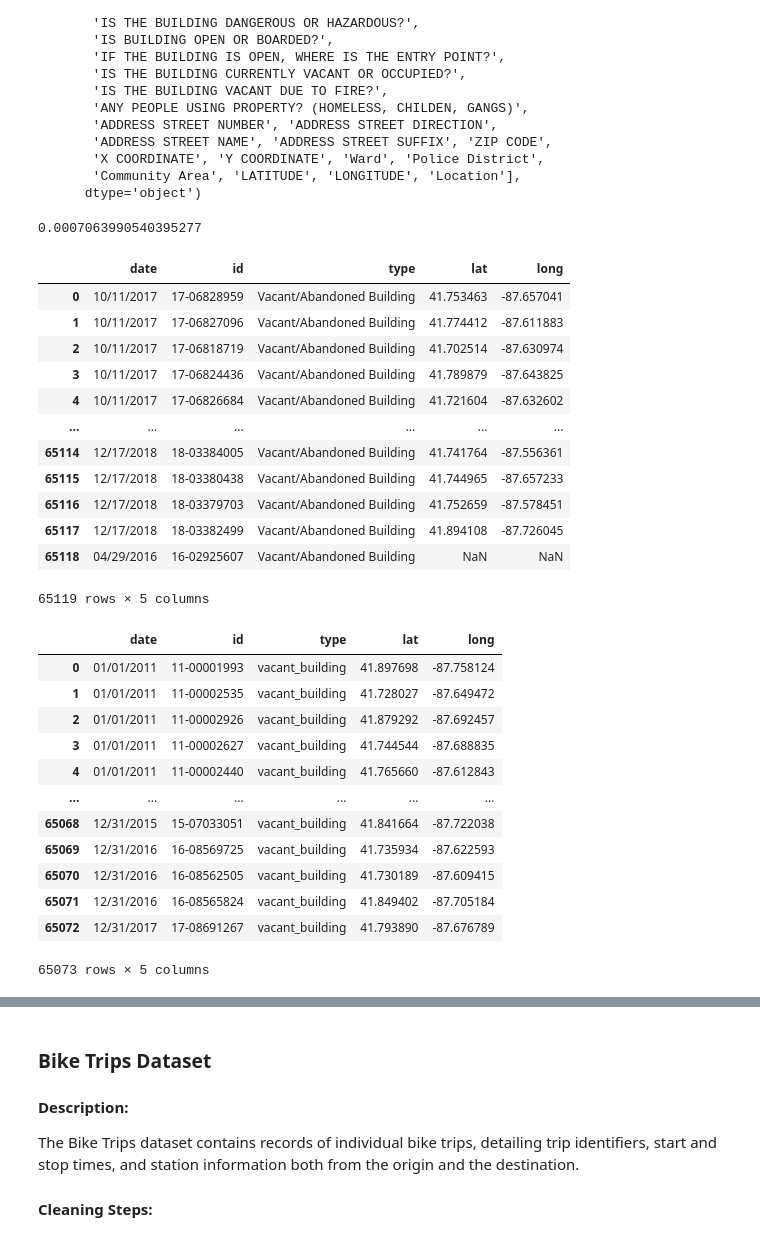
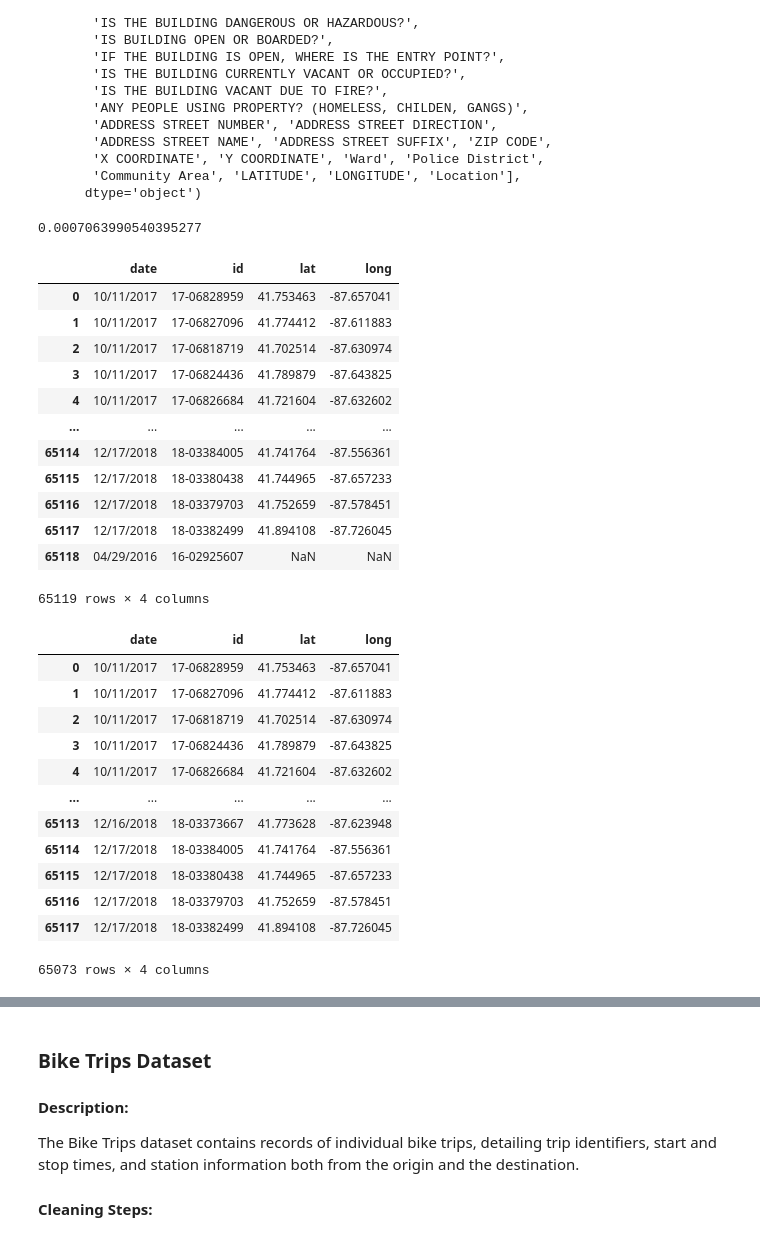
Before and after one commit to evanameyer1/Uncovering-New-Factors-In-Chicago-Crime-through-Regression-Models, a Jupyter notebook: models/notebooks/01_data_cleaning.ipynb, the cells around one changed output, grey strips where cells are left out. Cells and saved outputs as stored; diff of their text form; code cells hidden in the pictures.

```diff
--- a/models/notebooks/01_data_cleaning.ipynb
+++ b/models/notebooks/01_data_cleaning.ipynb
@@ -478,44 +372,41 @@ Index(['SERVICE REQUEST TYPE', 'SERVICE REQUEST NUMBER',
        'Community Area', 'LATITUDE', 'LONGITUDE', 'Location'],
       dtype='object')
 # %%
-raw_vacant_buildings = raw_vacant_buildings[['DATE SERVICE REQUEST WAS RECEIVED', 'SERVICE REQUEST NUMBER', 'SERVICE REQUEST TYPE', 'LATITUDE', 'LONGITUDE']]
-raw_vacant_buildings.rename(columns={'DATE SERVICE REQUEST WAS RECEIVED' : 'date', 'SERVICE REQUEST NUMBER' : 'id', 'SERVICE REQUEST TYPE' : 'type', 'LATITUDE': 'lat', 'LONGITUDE' : 'long'}, inplace=True)
+raw_vacant_buildings = raw_vacant_buildings[['DATE SERVICE REQUEST WAS RECEIVED', 'SERVICE REQUEST NUMBER', 'LATITUDE', 'LONGITUDE']]
+raw_vacant_buildings.rename(columns={'DATE SERVICE REQUEST WAS RECEIVED':'date', 'SERVICE REQUEST NUMBER':'id', 'LATITUDE':'lat', 'LONGITUDE':'long'}, inplace=True)
 perc_null = sum(raw_vacant_buildings.lat.isnull()) / len(raw_vacant_buildings)
 # %%
 print(perc_null)
 raw_vacant_buildings
 # %% [output]
 0.0007063990540395277
-|  | date | id | type | lat | long |
-| 0 | 10/11/2017 | 17-06828959 | Vacant/Abandoned Building | 41.753463 | -87.657041 |
-| 1 | 10/11/2017 | 17-06827096 | Vacant/Abandoned Building | 41.774412 | -87.611883 |
-| 2 | 10/11/2017 | 17-06818719 | Vacant/Abandoned Building | 41.702514 | -87.630974 |
-| 3 | 10/11/2017 | 17-06824436 | Vacant/Abandoned Building | 41.789879 | -87.643825 |
-| 4 | 10/11/2017 | 17-06826684 | Vacant/Abandoned Building | 41.721604 | -87.632602 |
-| ... | ... | ... | ... | ... | ... |
-| 65114 | 12/17/2018 | 18-03384005 | Vacant/Abandoned Building | 41.741764 | -87.556361 |
-| 65115 | 12/17/2018 | 18-03380438 | Vacant/Abandoned Building | 41.744965 | -87.657233 |
-| 65116 | 12/17/2018 | 18-03379703 | Vacant/Abandoned Building | 41.752659 | -87.578451 |
-| 65117 | 12/17/2018 | 18-03382499 | Vacant/Abandoned Building | 41.894108 | -87.726045 |
-| 65118 | 04/29/2016 | 16-02925607 | Vacant/Abandoned Building | NaN | NaN |
+|  | date | id | lat | long |
+| 0 | 10/11/2017 | 17-06828959 | 41.753463 | -87.657041 |
+| 1 | 10/11/2017 | 17-06827096 | 41.774412 | -87.611883 |
+| 2 | 10/11/2017 | 17-06818719 | 41.702514 | -87.630974 |
+| 3 | 10/11/2017 | 17-06824436 | 41.789879 | -87.643825 |
+| 4 | 10/11/2017 | 17-06826684 | 41.721604 | -87.632602 |
+| ... | ... | ... | ... | ... |
+| 65114 | 12/17/2018 | 18-03384005 | 41.741764 | -87.556361 |
+| 65115 | 12/17/2018 | 18-03380438 | 41.744965 | -87.657233 |
+| 65116 | 12/17/2018 | 18-03379703 | 41.752659 | -87.578451 |
+| 65117 | 12/17/2018 | 18-03382499 | 41.894108 | -87.726045 |
+| 65118 | 04/29/2016 | 16-02925607 | NaN | NaN |
-65119 rows × 5 columns
+65119 rows × 4 columns
 # %%
 raw_vacant_buildings.dropna(subset=['lat', 'long'], inplace=True)
-raw_vacant_buildings.sort_values(by='date', inplace=True)
-raw_vacant_buildings.reset_index(drop=True, inplace=True)
-raw_vacant_buildings['type'] = 'vacant_building'
 raw_vacant_buildings
 # %% [output]
-|  | date | id | type | lat | long |
-| 0 | 01/01/2011 | 11-00001993 | vacant_building | 41.897698 | -87.758124 |
-| 1 | 01/01/2011 | 11-00002535 | vacant_building | 41.728027 | -87.649472 |
-| 2 | 01/01/2011 | 11-00002926 | vacant_building | 41.879292 | -87.692457 |
-| 3 | 01/01/2011 | 11-00002627 | vacant_building | 41.744544 | -87.688835 |
-| 4 | 01/01/2011 | 11-00002440 | vacant_building | 41.765660 | -87.612843 |
-| ... | ... | ... | ... | ... | ... |
-| 65068 | 12/31/2015 | 15-07033051 | vacant_building | 41.841664 | -87.722038 |
-| 65069 | 12/31/2016 | 16-08569725 | vacant_building | 41.735934 | -87.622593 |
-| 65070 | 12/31/2016 | 16-08562505 | vacant_building | 41.730189 | -87.609415 |
-| 65071 | 12/31/2016 | 16-08565824 | vacant_building | 41.849402 | -87.705184 |
-| 65072 | 12/31/2017 | 17-08691267 | vacant_building | 41.793890 | -87.676789 |
+|  | date | id | lat | long |
+| 0 | 10/11/2017 | 17-06828959 | 41.753463 | -87.657041 |
+| 1 | 10/11/2017 | 17-06827096 | 41.774412 | -87.611883 |
+| 2 | 10/11/2017 | 17-06818719 | 41.702514 | -87.630974 |
+| 3 | 10/11/2017 | 17-06824436 | 41.789879 | -87.643825 |
+| 4 | 10/11/2017 | 17-06826684 | 41.721604 | -87.632602 |
+| ... | ... | ... | ... | ... |
+| 65113 | 12/16/2018 | 18-03373667 | 41.773628 | -87.623948 |
+| 65114 | 12/17/2018 | 18-03384005 | 41.741764 | -87.556361 |
+| 65115 | 12/17/2018 | 18-03380438 | 41.744965 | -87.657233 |
+| 65116 | 12/17/2018 | 18-03379703 | 41.752659 | -87.578451 |
+| 65117 | 12/17/2018 | 18-03382499 | 41.894108 | -87.726045 |
-65073 rows × 5 columns
+65073 rows × 4 columns
```
Also changed, not shown: parts of 31 cells of this notebook, 4 other files.
